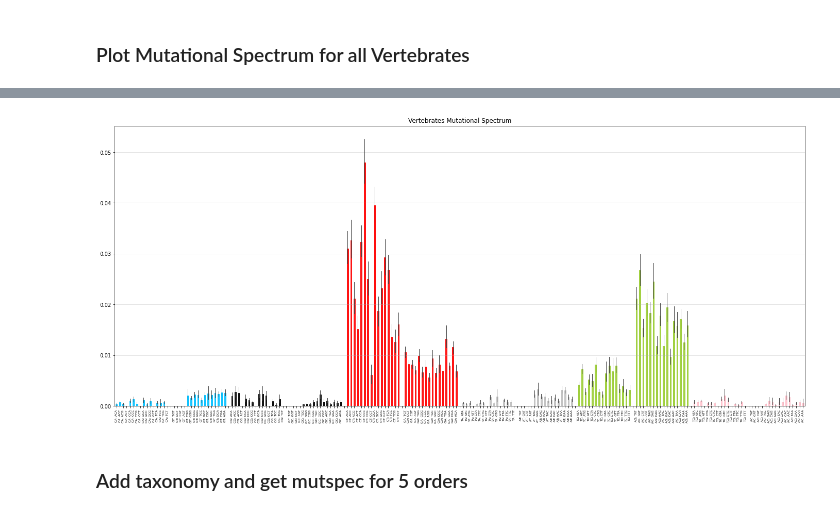
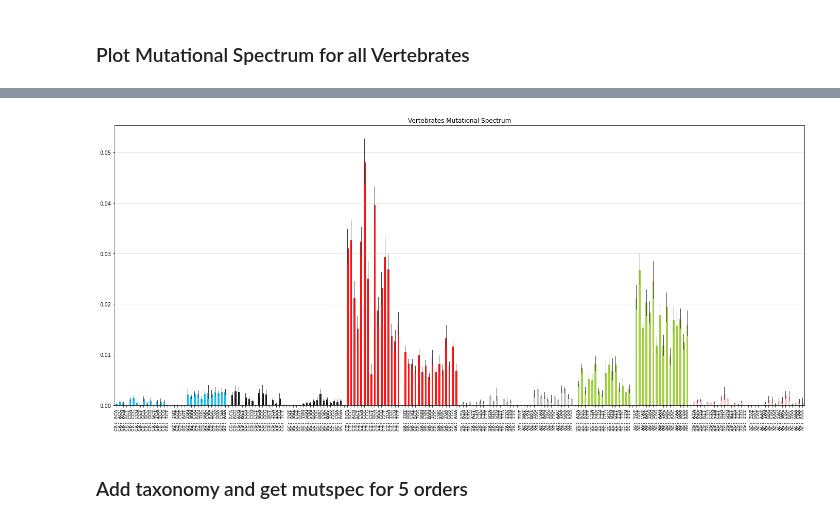
Before and after one commit to mitoclub/mtdna-192component-mutspec-chordata, a Jupyter notebook: scripts/get_mutspec.ipynb, the cells around one changed output, grey strips where cells are left out. Saved outputs shown, nothing was run; the diff lists cells and outputs as text; code cells hidden in the pictures.

```diff
--- a/scripts/get_mutspec.ipynb
+++ b/scripts/get_mutspec.ipynb
@@ -116,8 +116,9 @@ plot_mutspec12(mut12_cont, title='Vertebrates Mutational Spectrum', savepath='..
 <AxesSubplot:title={'center':'Vertebrates Mutational Spectrum'}>
 # %%
-plot_mutspec192(mutspecs, title='Vertebrates Mutational Spectrum', filepath='../pictures/MutSpec/MutSpec192Vert.pdf')
+plot_mutspec192(mutspecs, title='Vertebrates Mutational Spectrum', filepath='../pictures/MutSpec/MutSpec192Vert.pdf',
+                fontname='Courier', fontsize=10)
 # %% [output]
-[figure, old version]
+[figure, new version]
 # %% [markdown]
 ### Add taxonomy and get mutspec for 5 orders
 # %%
```
Also changed, not shown: parts of 5 cells of this notebook, 5 other files.
